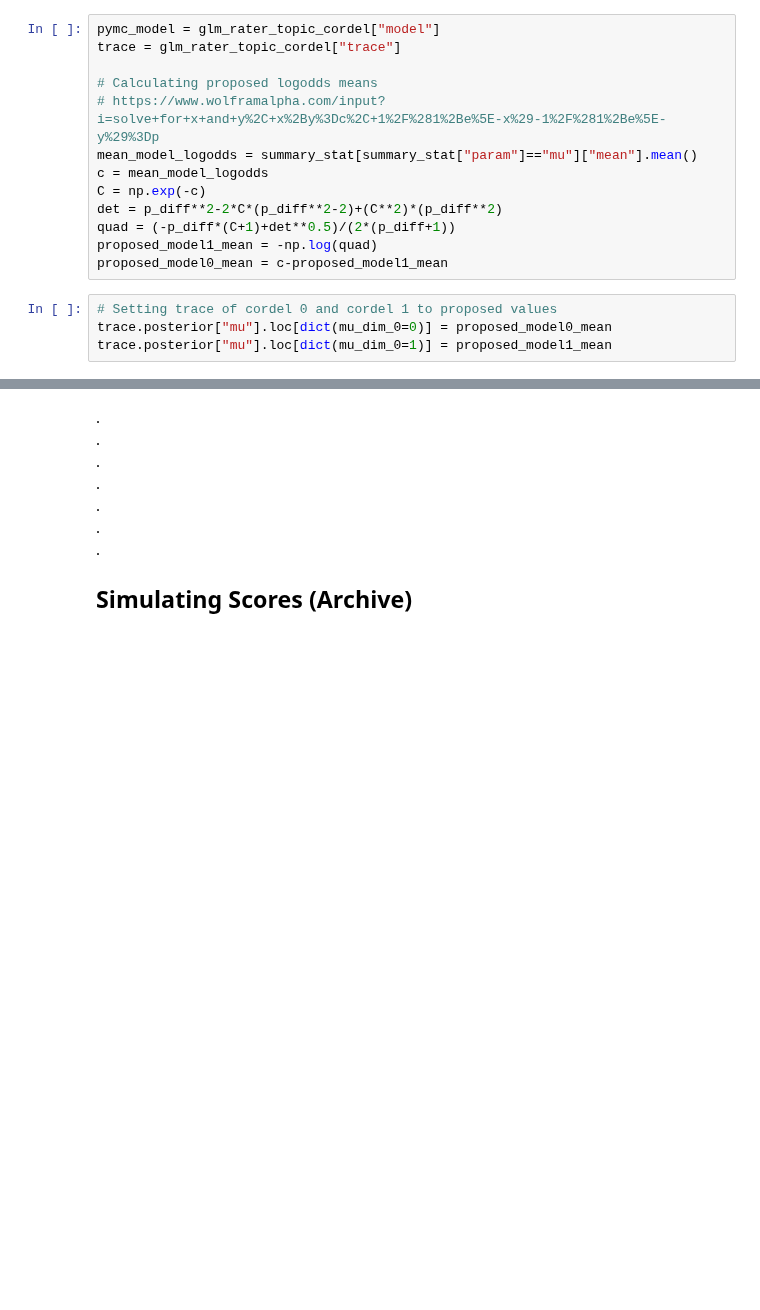
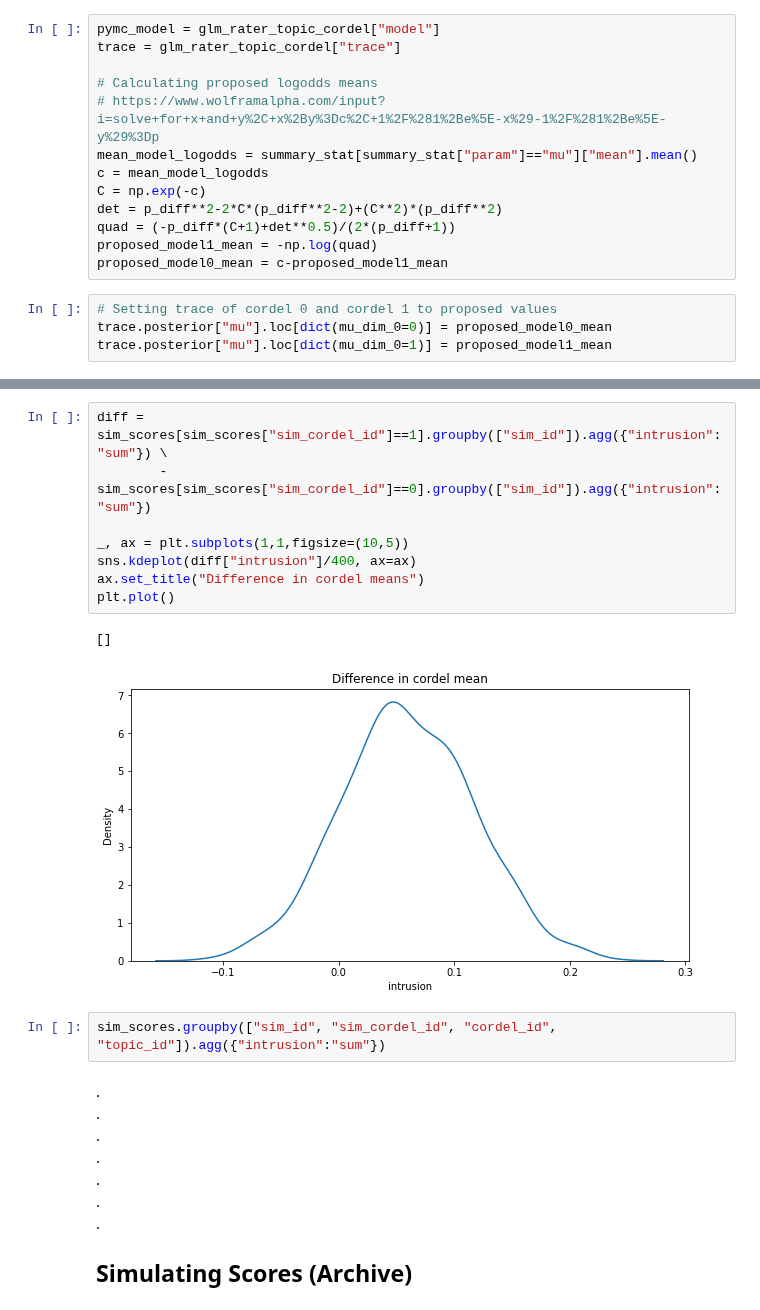
Before and after one commit to imrogerjiang/bayesian-inference-topic-measures, a Jupyter notebook: Power and Significance simulation.ipynb, the cells around one changed output, grey strips where cells are left out. Cells and saved outputs as stored; diff of their text form; blank space fills up the shorter version.

```diff
--- a/Power and Significance simulation.ipynb
+++ b/Power and Significance simulation.ipynb
@@ -595,3 +646,16 @@ Inference data with groups:
+# %%
+diff = sim_scores[sim_scores["sim_cordel_id"]==1].groupby(["sim_id"]).agg({"intrusion":"sum"}) \
+        - sim_scores[sim_scores["sim_cordel_id"]==0].groupby(["sim_id"]).agg({"intrusion":"sum"})
+
+_, ax = plt.subplots(1,1,figsize=(10,5))
+sns.kdeplot(diff["intrusion"]/400, ax=ax)
+ax.set_title("Difference in cordel means")
+plt.plot()
+# %% [output]
+[]
+[figure, added]
+# %%
+sim_scores.groupby(["sim_id", "sim_cordel_id", "cordel_id", "topic_id"]).agg({"intrusion":"sum"})
 # %% [markdown]
 . \
 . \
```
Also changed, not shown: parts of 24 cells of this notebook.
